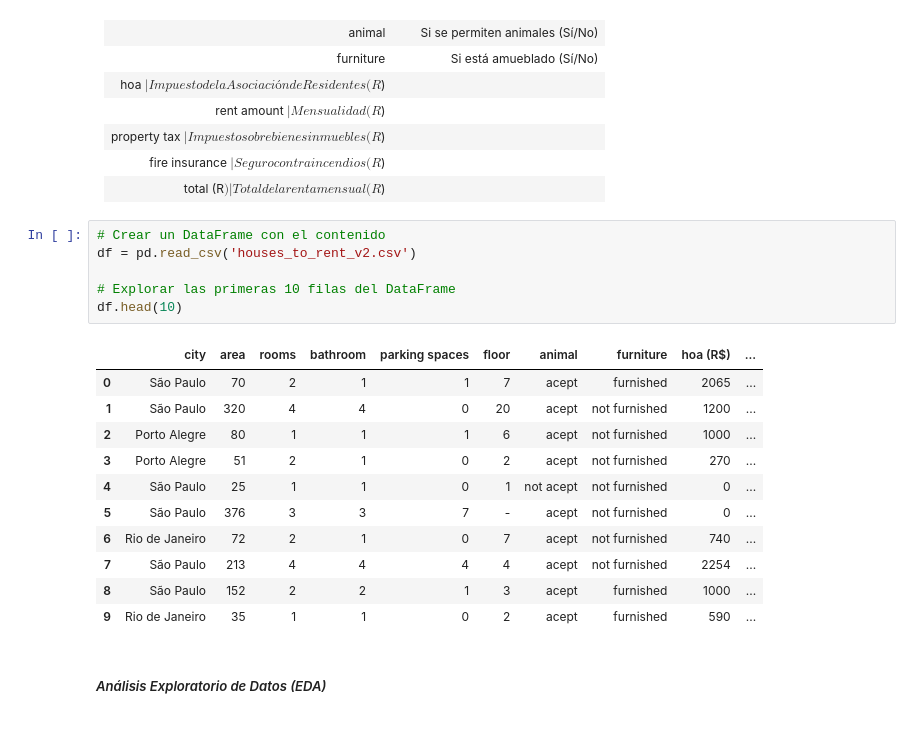
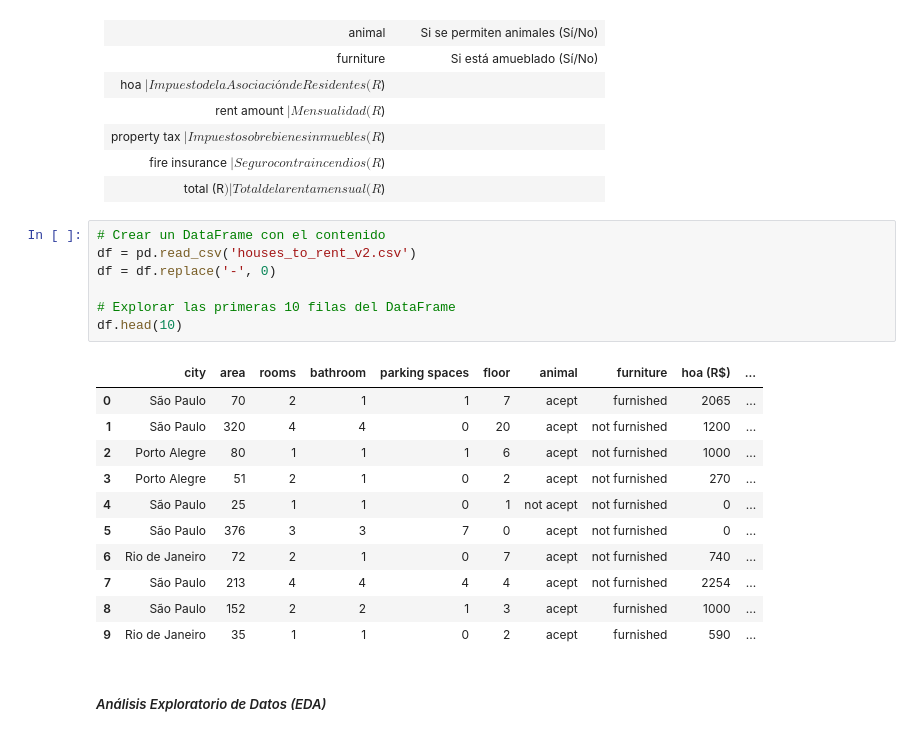
Before and after one commit to stefanoaragoni/Lab8_DataScience, a Jupyter notebook: lab8.ipynb, the cells around one changed output. Saved outputs shown, nothing was run; the diff lists cells and outputs as text.

```diff
--- a/lab8.ipynb
+++ b/lab8.ipynb
@@ -54,17 +54,18 @@ Este conjunto de datos contiene las siguientes columnas:
 # %%
 # Crear un DataFrame con el contenido
 df = pd.read_csv('houses_to_rent_v2.csv')
+df = df.replace('-', 0)
 
 # Explorar las primeras 10 filas del DataFrame
 df.head(10)
 # %% [output]
 |  | city | area | rooms | bathroom | parking spaces | floor | animal | furniture | hoa (R$) | ... |
 | 0 | São Paulo | 70 | 2 | 1 | 1 | 7 | acept | furnished | 2065 | ... |
 | 1 | São Paulo | 320 | 4 | 4 | 0 | 20 | acept | not furnished | 1200 | ... |
 | 2 | Porto Alegre | 80 | 1 | 1 | 1 | 6 | acept | not furnished | 1000 | ... |
 | 3 | Porto Alegre | 51 | 2 | 1 | 0 | 2 | acept | not furnished | 270 | ... |
 | 4 | São Paulo | 25 | 1 | 1 | 0 | 1 | not acept | not furnished | 0 | ... |
-| 5 | São Paulo | 376 | 3 | 3 | 7 | - | acept | not furnished | 0 | ... |
+| 5 | São Paulo | 376 | 3 | 3 | 7 | 0 | acept | not furnished | 0 | ... |
 | 6 | Rio de Janeiro | 72 | 2 | 1 | 0 | 7 | acept | not furnished | 740 | ... |
 | 7 | São Paulo | 213 | 4 | 4 | 4 | 4 | acept | not furnished | 2254 | ... |
 | 8 | São Paulo | 152 | 2 | 2 | 1 | 3 | acept | furnished | 1000 | ... |
```
Also changed, not shown: parts of 13 cells of this notebook.
